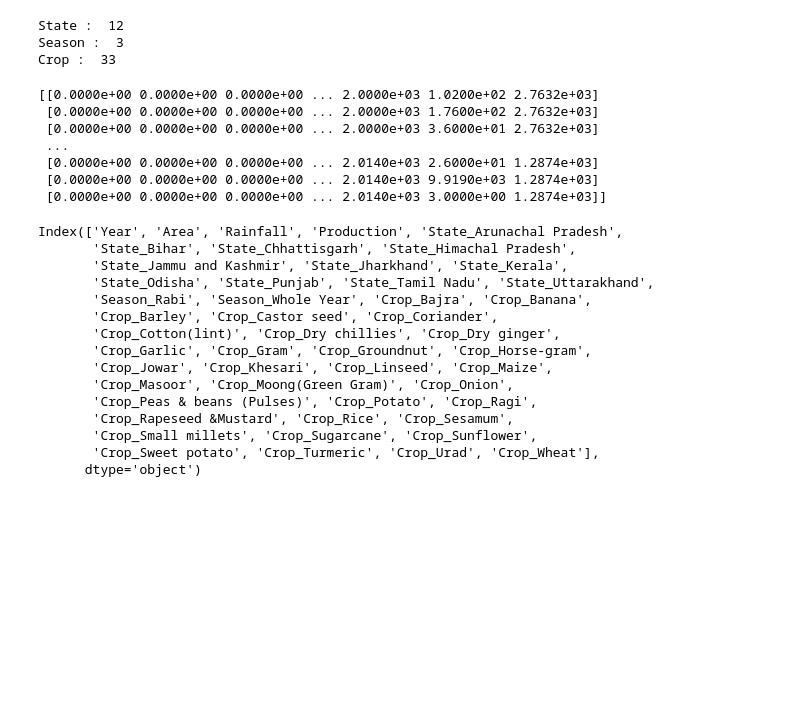
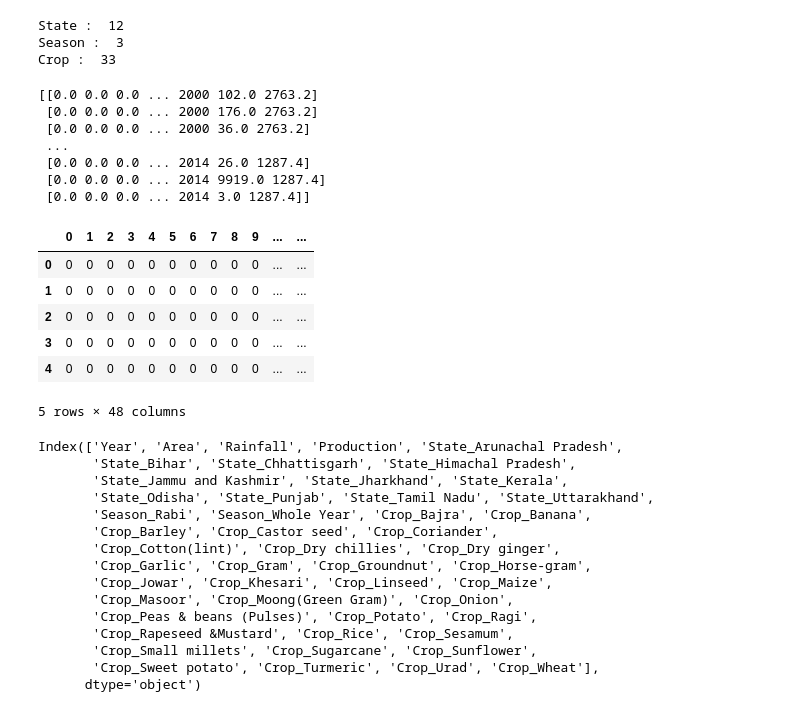
Before and after one commit to Mohit-3430/AAC, a Jupyter notebook: Working_File.ipynb, the cells around one changed output. Saved outputs shown, nothing was run; the diff lists cells and outputs as text; code cells hidden in the pictures; blank space fills up the shorter version.

```diff
--- a/Working_File.ipynb
+++ b/Working_File.ipynb
@@ -43,7 +43,7 @@ df.corr()
 | Rainfall | -0.017956 | -0.110295 | 1.000000 | -0.065504 |
 | Production | -0.018868 | 0.241445 | -0.065504 | 1.000000 |
 # %%
-X = df.iloc[:, :-1]
+X = df.iloc[:, :-1].values
 y = df.iloc[:, -1].values
 # %% [markdown]
 ### One Hot Encoding
@@ -61,19 +61,31 @@ Crop :  33
 # %%
 from sklearn.preprocessing import OneHotEncoder
 from sklearn.compose import ColumnTransformer
-ct = ColumnTransformer([('encoder', OneHotEncoder(sparse=False, drop="first"), [0,2,3])], remainder = 'passthrough')
+ohe =  OneHotEncoder(sparse=False, drop="first")
+ct = ColumnTransformer([('encoder', ohe, [0,2,3])], remainder = 'passthrough')
 # %%
 X = ct.fit_transform(X)
 # %%
 print(X)
 # %% [output]
-[[0.0000e+00 0.0000e+00 0.0000e+00 ... 2.0000e+03 1.0200e+02 2.7632e+03]
- [0.0000e+00 0.0000e+00 0.0000e+00 ... 2.0000e+03 1.7600e+02 2.7632e+03]
- [0.0000e+00 0.0000e+00 0.0000e+00 ... 2.0000e+03 3.6000e+01 2.7632e+03]
+[[0.0 0.0 0.0 ... 2000 102.0 2763.2]
+ [0.0 0.0 0.0 ... 2000 176.0 2763.2]
+ [0.0 0.0 0.0 ... 2000 36.0 2763.2]
  ...
- [0.0000e+00 0.0000e+00 0.0000e+00 ... 2.0140e+03 2.6000e+01 1.2874e+03]
- [0.0000e+00 0.0000e+00 0.0000e+00 ... 2.0140e+03 9.9190e+03 1.2874e+03]
- [0.0000e+00 0.0000e+00 0.0000e+00 ... 2.0140e+03 3.0000e+00 1.2874e+03]]
+ [0.0 0.0 0.0 ... 2014 26.0 1287.4]
+ [0.0 0.0 0.0 ... 2014 9919.0 1287.4]
+ [0.0 0.0 0.0 ... 2014 3.0 1287.4]]
+# %%
+X_df = pd.DataFrame(X)
+X_df.head() # shows that last 3 columns are -> Year, Area and Rainfall
+# %% [output]
+|  | 0 | 1 | 2 | 3 | 4 | 5 | 6 | 7 | 8 | 9 | ... | ... |
+| 0 | 0 | 0 | 0 | 0 | 0 | 0 | 0 | 0 | 0 | 0 | ... | ... |
+| 1 | 0 | 0 | 0 | 0 | 0 | 0 | 0 | 0 | 0 | 0 | ... | ... |
+| 2 | 0 | 0 | 0 | 0 | 0 | 0 | 0 | 0 | 0 | 0 | ... | ... |
+| 3 | 0 | 0 | 0 | 0 | 0 | 0 | 0 | 0 | 0 | 0 | ... | ... |
+| 4 | 0 | 0 | 0 | 0 | 0 | 0 | 0 | 0 | 0 | 0 | ... | ... |
+5 rows × 48 columns
 # %%
 dummy_df = pd.get_dummies(df, drop_first= True)
 # %%
```
Also changed, not shown: parts of 31 cells of this notebook.
